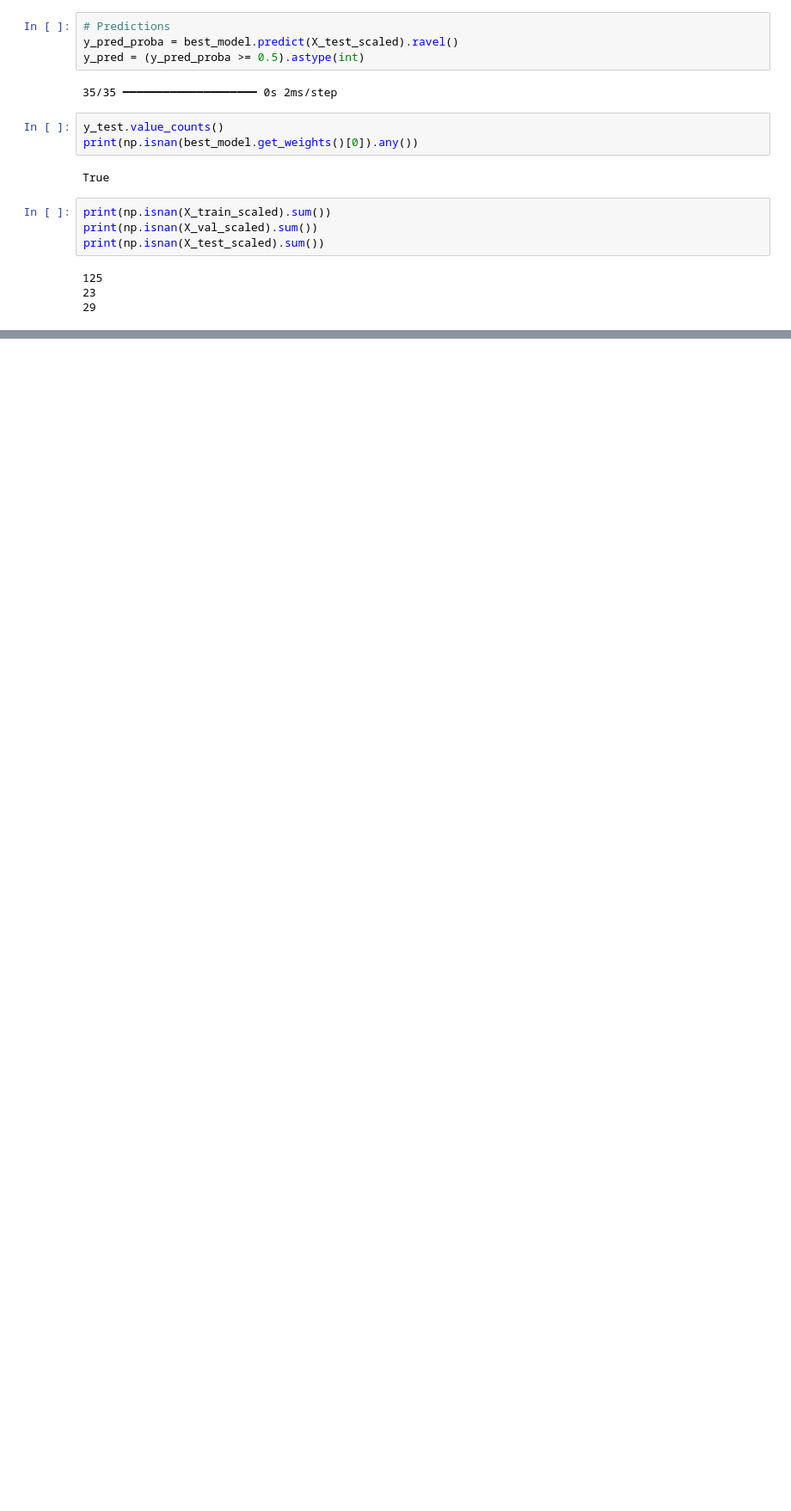
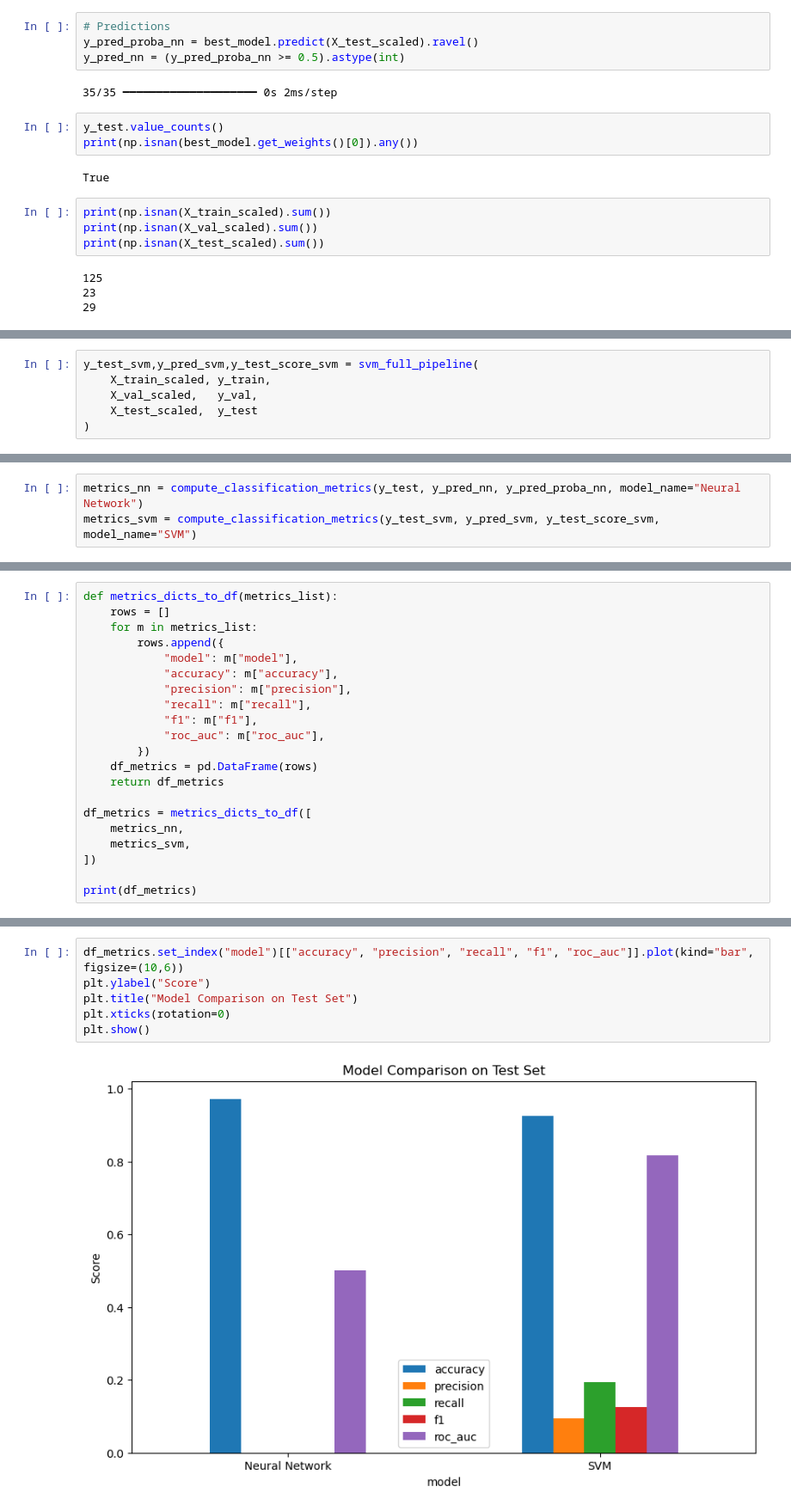
Before and after one commit to LeiYang0914/dataAnalytic, a Jupyter notebook: online_shopper.ipynb, the cells around one changed output, grey strips where cells are left out. Shown at 86% size. Cells and saved outputs as stored; diff of their text form; blank space fills up the shorter version.

Commit message:
Update online_shopper.ipynb
add SVM,modify evaluation metrics

```diff
--- a/online_shopper.ipynb
+++ b/online_shopper.ipynb
@@ -1412,8 +1411,8 @@ dropout_2: 0.0
 Skipping variable loading for optimizer 'adam', because it has 2 variables whereas the saved optimizer has 18 variables.
 # %%
 # Predictions
-y_pred_proba = best_model.predict(X_test_scaled).ravel()
-y_pred = (y_pred_proba >= 0.5).astype(int)
+y_pred_proba_nn = best_model.predict(X_test_scaled).ravel()
+y_pred_nn = (y_pred_proba_nn >= 0.5).astype(int)
 # %% [output]
 35/35 ━━━━━━━━━━━━━━━━━━━━ 0s 2ms/step
 # %%
@@ -1431,0 +1498,6 @@ print(np.isnan(X_test_scaled).sum())
+# %%
+y_test_svm,y_pred_svm,y_test_score_svm = svm_full_pipeline(
+    X_train_scaled, y_train,
+    X_val_scaled,   y_val,
+    X_test_scaled,  y_test
+)
@@ -1431,0 +1557,3 @@ print(np.isnan(X_test_scaled).sum())
+# %%
+metrics_nn = compute_classification_metrics(y_test, y_pred_nn, y_pred_proba_nn, model_name="Neural Network")
+metrics_svm = compute_classification_metrics(y_test_svm, y_pred_svm, y_test_score_svm, model_name="SVM")
@@ -1431,0 +1582,21 @@ print(np.isnan(X_test_scaled).sum())
+# %%
+def metrics_dicts_to_df(metrics_list):
+    rows = []
+    for m in metrics_list:
+        rows.append({
+            "model": m["model"],
+            "accuracy": m["accuracy"],
+            "precision": m["precision"],
+            "recall": m["recall"],
+            "f1": m["f1"],
+            "roc_auc": m["roc_auc"],
+        })
+    df_metrics = pd.DataFrame(rows)
+    return df_metrics
+
+df_metrics = metrics_dicts_to_df([
+    metrics_nn,
+    metrics_svm,
+])
+
+print(df_metrics)
@@ -1432 +1607,9 @@ print(np.isnan(X_test_scaled).sum())
+# %%
+df_metrics.set_index("model")[["accuracy", "precision", "recall", "f1", "roc_auc"]].plot(kind="bar", figsize=(10,6))
+plt.ylabel("Score")
+plt.title("Model Comparison on Test Set")
+plt.xticks(rotation=0)
+plt.show()
+# %% [output]
+[figure, added]
 # %%
```
Also changed, not shown: parts of 11 cells of this notebook.
